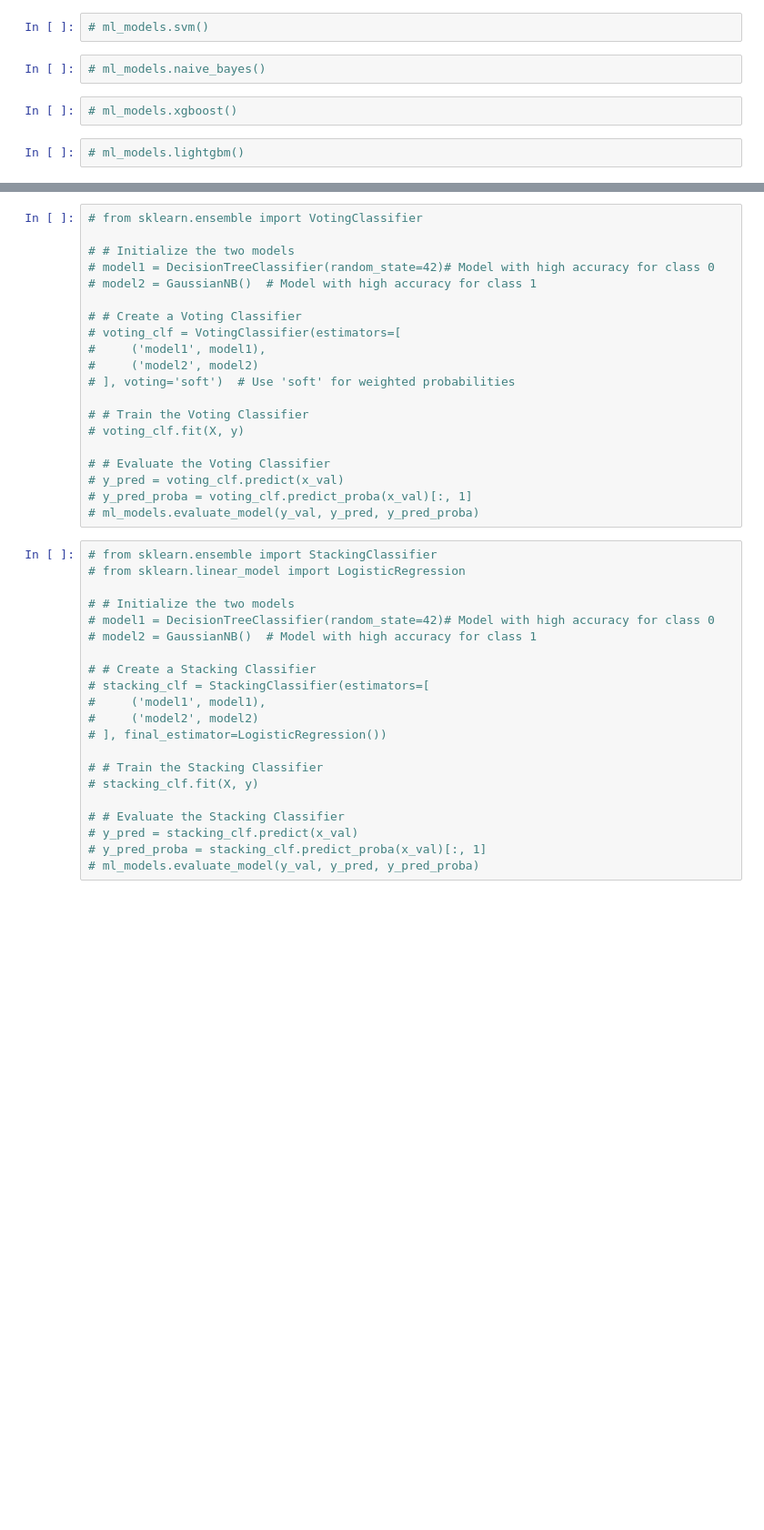
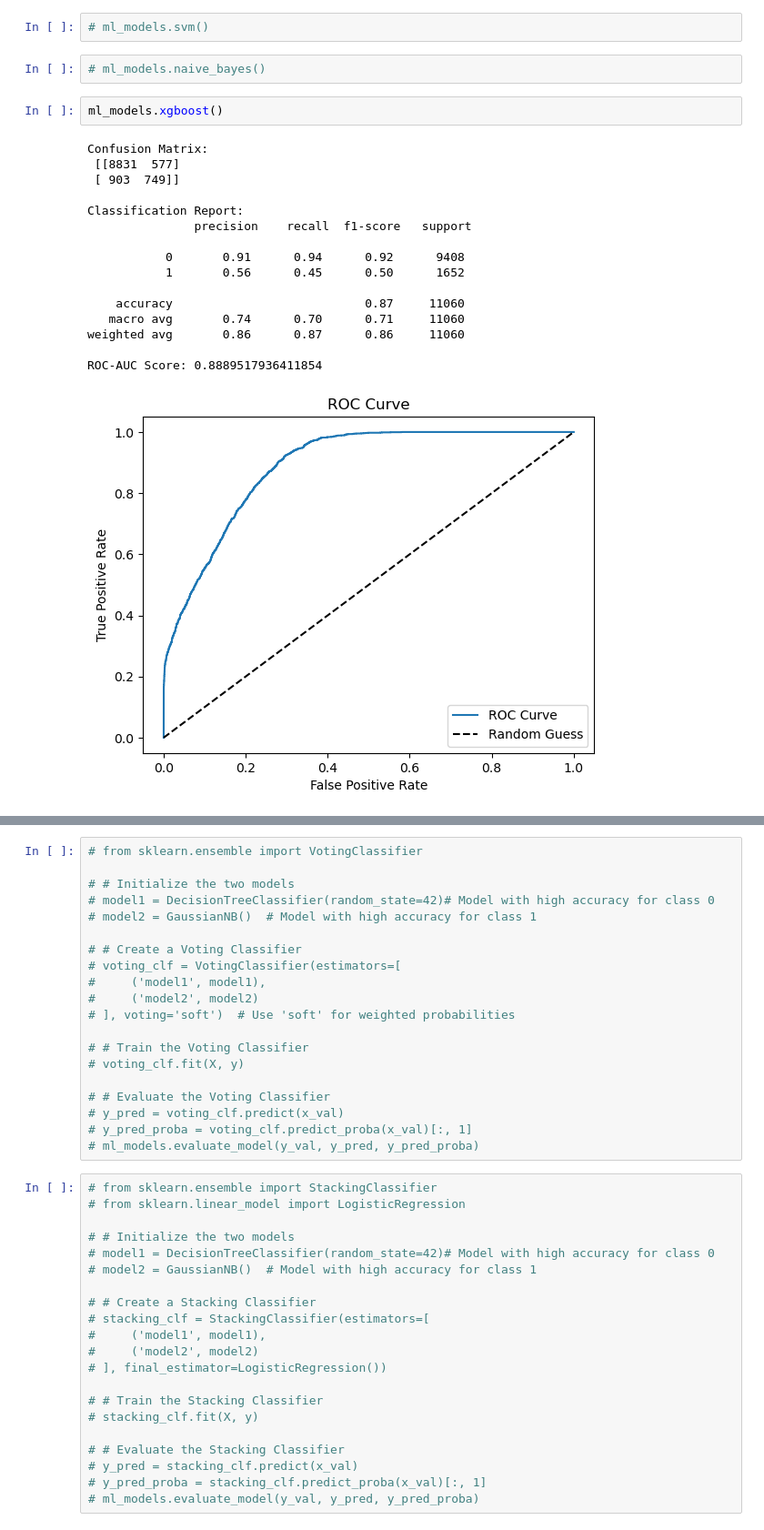
Before and after one commit to Harshithgowdasm/bbdc2025-SSH_ML, a Jupyter notebook: sampling_training.ipynb, the cells around one changed output, grey strips where cells are left out. Shown at 91% size. Drawn from its saved outputs; the diff is of its cells as text; blank space fills up the shorter version.

```diff
--- a/sampling_training.ipynb
+++ b/sampling_training.ipynb
@@ -277,7 +291,22 @@ ml_models = MLModels(X, y, x_val, y_val)
 # ml_models.svm()
 # %%
 # ml_models.naive_bayes()
-# %%
-# ml_models.xgboost()
-# %%
-# ml_models.lightgbm()
+# %%
+ml_models.xgboost()
+# %% [output]
+Confusion Matrix:
+ [[8831  577]
+ [ 903  749]]
+
+Classification Report:
+               precision    recall  f1-score   support
+
+           0       0.91      0.94      0.92      9408
+           1       0.56      0.45      0.50      1652
+
+    accuracy                           0.87     11060
+   macro avg       0.74      0.70      0.71     11060
+weighted avg       0.86      0.87      0.86     11060
+
+ROC-AUC Score: 0.8889517936411854
+[figure, added]
```
Also changed, not shown: parts of 31 cells of this notebook, 10 other files.
